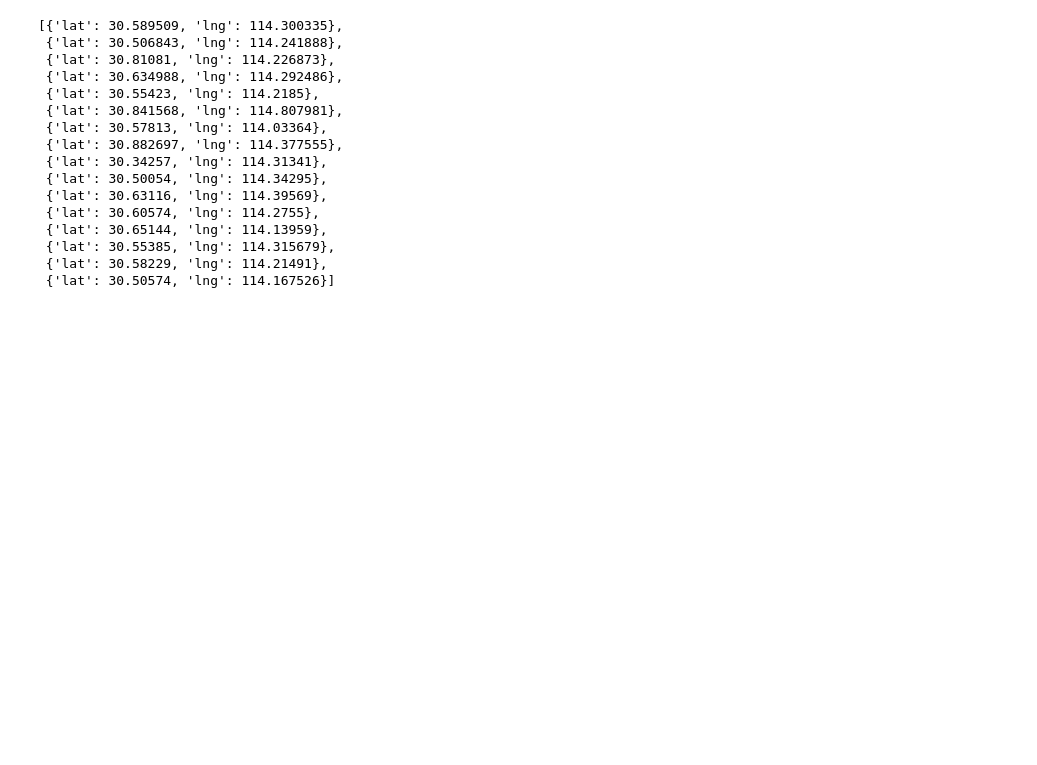
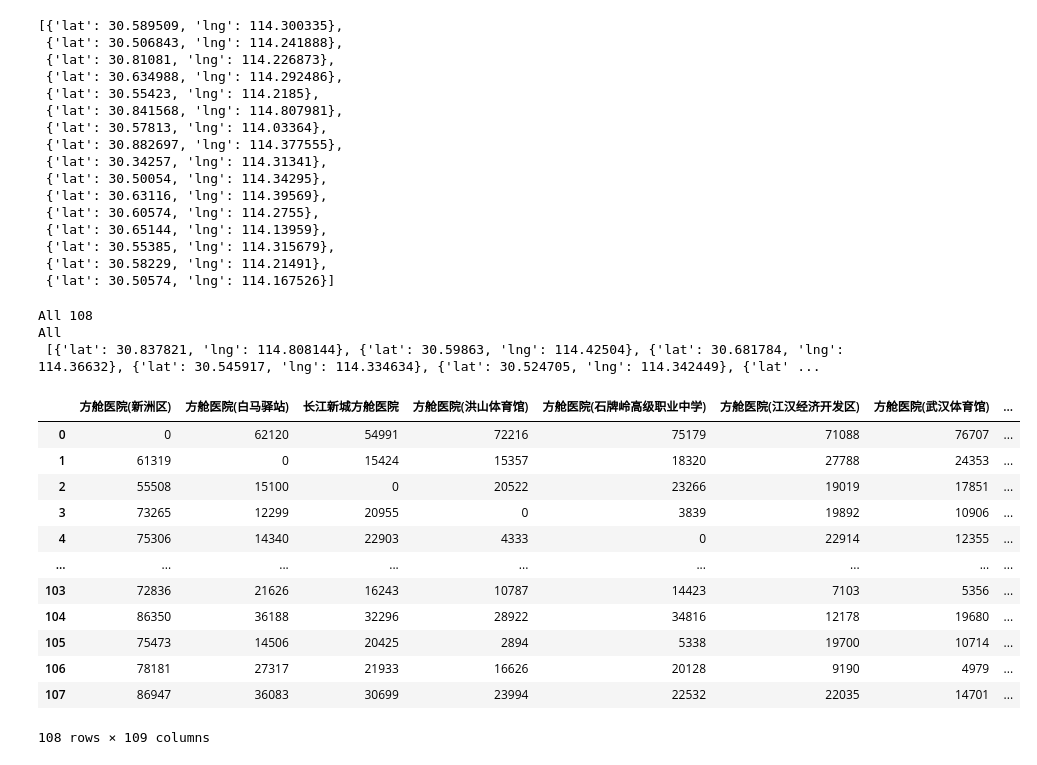
Before and after one commit to gumuxiansheng/COVID-19, a Jupyter notebook: Locations.ipynb, the cells around one changed output. Cells and saved outputs as stored; diff of their text form; code cells hidden in the pictures; blank space fills up the shorter version.

Commit message:
Add distances

```diff
--- a/Locations.ipynb
+++ b/Locations.ipynb
@@ -162,17 +153,23 @@ Fever 32
 Fever
  [{'lat': 30.57183, 'lng': 114.0323}, {'lat': 30.637524, 'lng': 114.154173}, {'lat': 30.546915, 'lng': 114.211249}, {'lat': 30.62827, 'lng': 114.265529}, {'lat': 30.569122, 'lng': 114.254033}, {'lat': ...
 # %%
-def translate_map(type, res_map):
-    rows = list(locations_df[locations_df['type'] == 'Storehouse']['title'])
-    cols = list(locations_df[locations_df['type'] == type]['title'])
+def translate_map(type, res_map, fixed_row = -1):
+    locations_df_rtemp = locations_df if type == 'All' else locations_df[locations_df['type'] == 'Storehouse']
+    locations_df_ctemp = locations_df if type == 'All' else locations_df[locations_df['type'] == type]
+    rows = list(locations_df_rtemp['title'])
+    cols = list(locations_df_ctemp['title'])
 
     df_distance = pd.DataFrame(columns=cols)
     df_duration = pd.DataFrame(columns=cols)
     for index, row in enumerate(res_map['rows']):
         dfx = pd.DataFrame()
         dfy = pd.DataFrame()
-        dfx['storehouse'] = [rows[index]]
-        dfy['storehouse'] = [rows[index]]
+        if fixed_row >= 0:
+            dfx['storehouse'] = [rows[fixed_row]]
+            dfy['storehouse'] = [rows[fixed_row]]
+        else:
+            dfx['storehouse'] = [rows[index]]
+            dfy['storehouse'] = [rows[index]]
         for index_y, col in enumerate(row['elements']):
             dfx[cols[index_y]] = [col['distance']]
             dfy[cols[index_y]] = [col['duration']]
@@ -192,14 +189,15 @@ def get_distance_info(type):
         url = url_fever
 
     res = requests.get(url)
+    print(url)
     res = res.json()['result']
 
     return translate_map(type, res)
 
 def save_distanceinfo(type):
     dis_df, dua_df = get_distance_info(type)
-    dis_df.to_csv(f'{type}_distance.csv', index=False)
-    dua_df.to_csv(f'{type}_duration.csv', index=False)
+    dis_df.to_csv(f'data/{type}_distance.csv', index=False)
+    dua_df.to_csv(f'data/{type}_duration.csv', index=False)
 # %%
 for type in ['Fangcang', 'HuoshenLeishen', 'Core', 'Fever']:
     save_distanceinfo(type)
@@ -222,3 +225,39 @@ from_list
  {'lat': 30.55385, 'lng': 114.315679},
  {'lat': 30.58229, 'lng': 114.21491},
  {'lat': 30.50574, 'lng': 114.167526}]
+# %%
+to_str = get_to_str('All')
+dis_df = pd.DataFrame()
+dua_df = pd.DataFrame()
+
+for index, item in locations_df[['lat', 'lng']].iterrows():
+    lat = item['lat']
+    lng = item['lng']
+    from_str = f'{lat},{lng}'
+    url_temp = f'{url}&from={from_str}&to={to_str}'
+    res = requests.get(url_temp)
+    res = res.json()['result']
+
+    dis_df_x, dua_df_x = translate_map('All', res, fixed_row = index)
+    dis_df = dis_df.append(dis_df_x, ignore_index=True)
+    dua_df = dua_df.append(dua_df_x, ignore_index=True)
+# %% [output]
+All 108
+All
+ [{'lat': 30.837821, 'lng': 114.808144}, {'lat': 30.59863, 'lng': 114.42504}, {'lat': 30.681784, 'lng': 114.36632}, {'lat': 30.545917, 'lng': 114.334634}, {'lat': 30.524705, 'lng': 114.342449}, {'lat' ...
+# %%
+dis_df
+# %% [output]
+|  | 方舱医院(新洲区) | 方舱医院(白马驿站) | 长江新城方舱医院 | 方舱医院(洪山体育馆) | 方舱医院(石牌岭高级职业中学) | 方舱医院(江汉经济开发区) | 方舱医院(武汉体育馆) | ... |
+| 0 | 0 | 62120 | 54991 | 72216 | 75179 | 71088 | 76707 | ... |
+| 1 | 61319 | 0 | 15424 | 15357 | 18320 | 27788 | 24353 | ... |
+| 2 | 55508 | 15100 | 0 | 20522 | 23266 | 19019 | 17851 | ... |
+| 3 | 73265 | 12299 | 20955 | 0 | 3839 | 19892 | 10906 | ... |
+| 4 | 75306 | 14340 | 22903 | 4333 | 0 | 22914 | 12355 | ... |
+| ... | ... | ... | ... | ... | ... | ... | ... | ... |
+| 103 | 72836 | 21626 | 16243 | 10787 | 14423 | 7103 | 5356 | ... |
+| 104 | 86350 | 36188 | 32296 | 28922 | 34816 | 12178 | 19680 | ... |
+| 105 | 75473 | 14506 | 20425 | 2894 | 5338 | 19700 | 10714 | ... |
+| 106 | 78181 | 27317 | 21933 | 16626 | 20128 | 9190 | 4979 | ... |
+| 107 | 86947 | 36083 | 30699 | 23994 | 22532 | 22035 | 14701 | ... |
+108 rows × 109 columns
```
Also changed, not shown: parts of 15 cells of this notebook, 2 other files.
